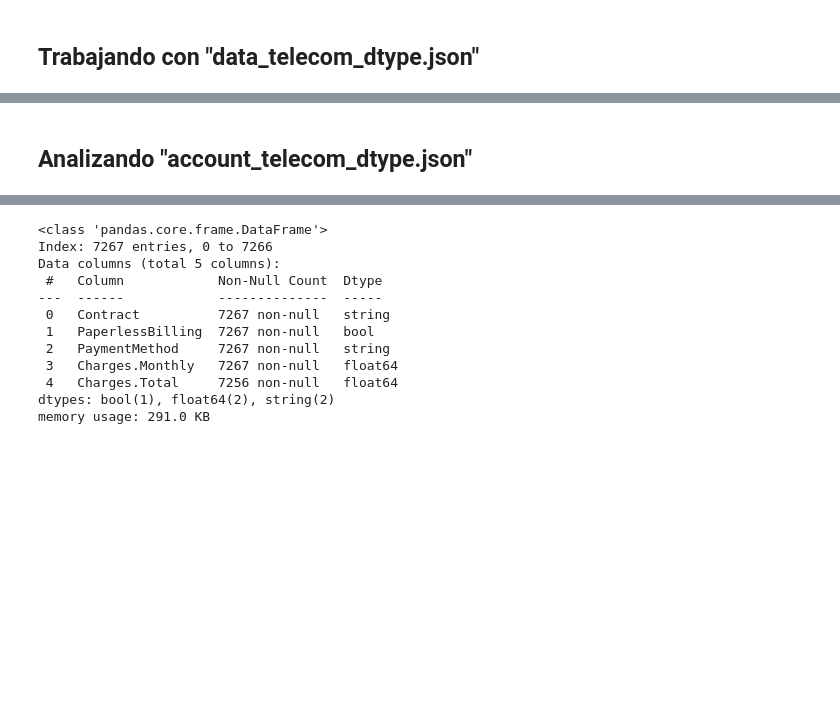
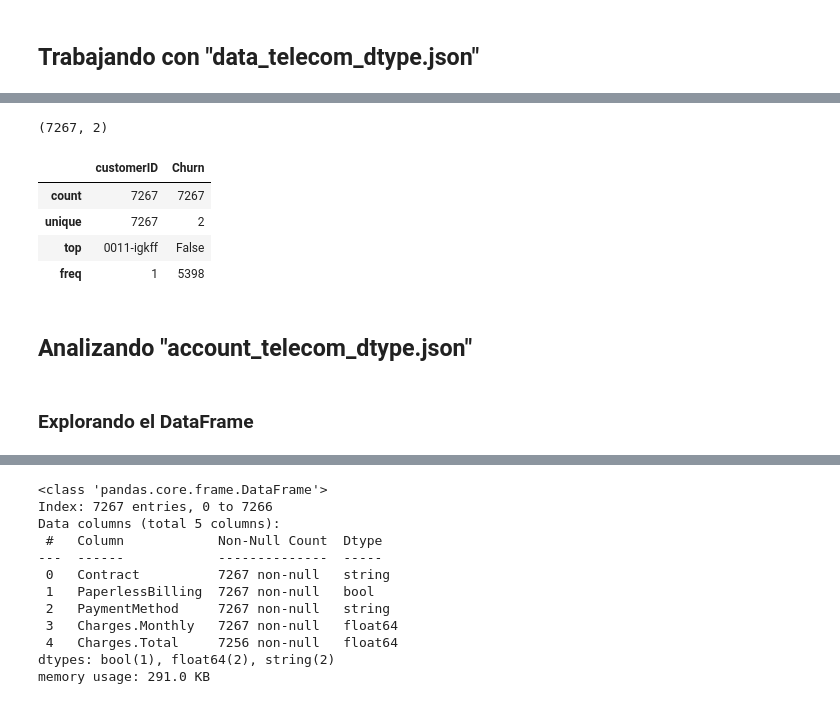
Before and after one commit to donosonahuel/alura-telecom, a Jupyter notebook: Alura_Challenge_Telecom_X.ipynb, the cells around one changed output, grey strips where cells are left out. Cells and saved outputs as stored; diff of their text form; code cells hidden in the pictures; blank space fills up the shorter version.

```diff
--- a/Alura_Challenge_Telecom_X.ipynb
+++ b/Alura_Challenge_Telecom_X.ipynb
@@ -284,5 +288,21 @@ memory usage: 120.6 KB
+# %%
+# 3. Obteniendo el numero de filas y columnas
+data_id_telecom.shape
+# %% [output]
+(7267, 2)
+# %%
+# 4. Generar estadísticas descriptivas para todas las columnas, incluidas las no numéricas
+data_id_telecom.describe(include = 'all')
+# %% [output]
+|  | customerID | Churn |
+| count | 7267 | 7267 |
+| unique | 7267 | 2 |
+| top | 0011-igkff | False |
+| freq | 1 | 5398 |
 # %% [markdown]
 ## Analizando "account_telecom_dtype.json"
+# %% [markdown]
+### Explorando el DataFrame
 # %%
 cuentas_telecom = pd.read_json('account_telecom_dtype.json')
 # %%
```
Also changed, not shown: parts of 36 cells of this notebook.
